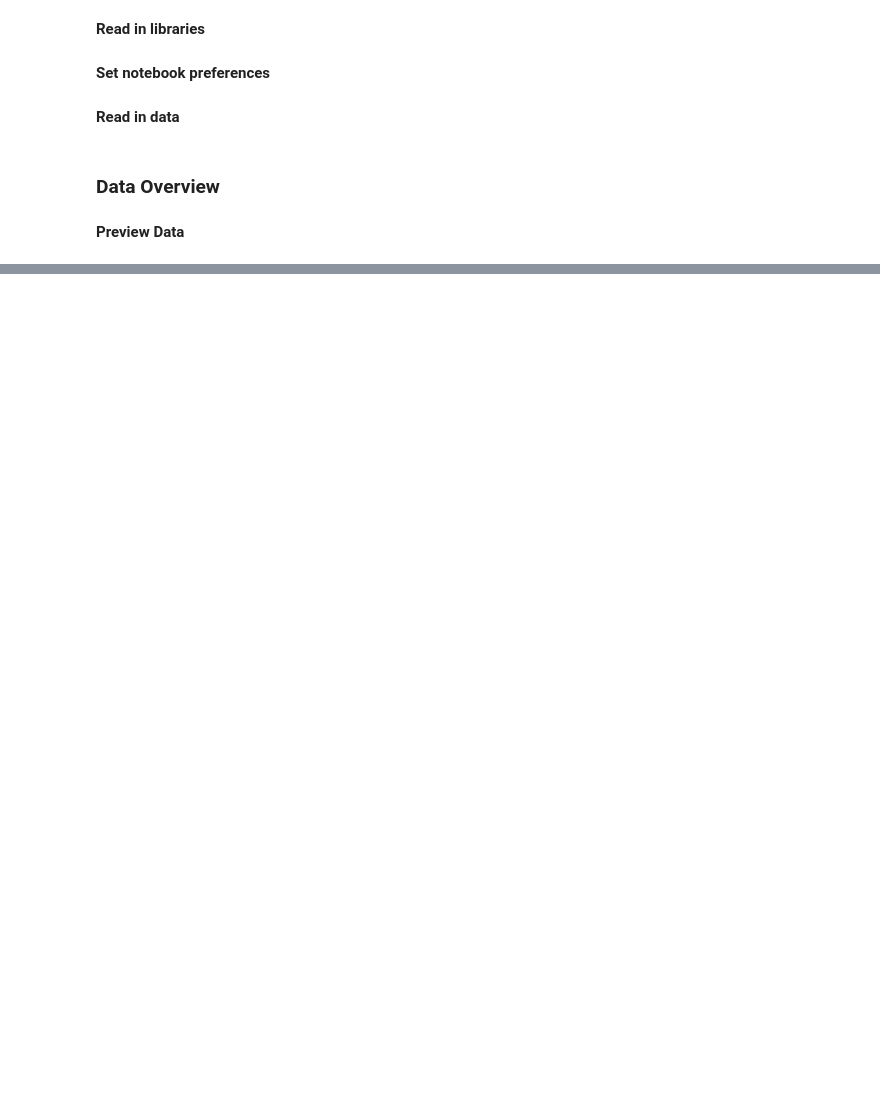
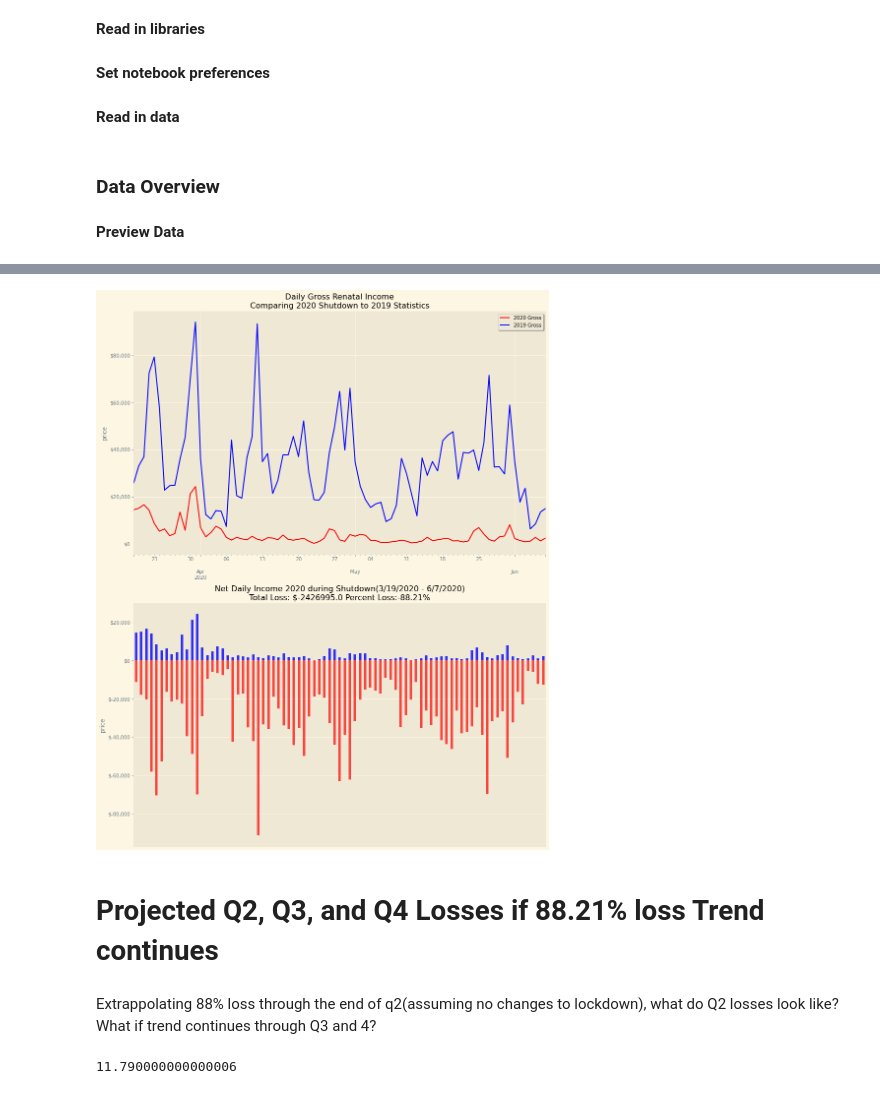
Before and after one commit to KishenSharma6/SF_Airbnb_Rental_Market_Analysis, a Jupyter notebook: Project_Codes/04_Modeling/2020_0715_Market_Analysis.ipynb, the cells around one changed output, grey strips where cells are left out. Drawn from its saved outputs; the diff is of its cells as text; code cells hidden in the pictures; blank space fills up the shorter version.

```diff
--- a/Project_Codes/04_Modeling/2020_0715_Market_Analysis.ipynb
+++ b/Project_Codes/04_Modeling/2020_0715_Market_Analysis.ipynb
@@ -234,0 +110,12 @@ display(host_metrics.head(10))
+# %%
+#Capture 2020 daily gross income data after shutdown. Capture 2019 daily gross income data for year prior
+shutdown_impact = pd.DataFrame({'daily_gross_2020': daily_gross.iloc[627:]['sum'].values, 'daily_gross_2019': daily_gross.iloc[261:342]['sum'].values},
+                              daily_gross.iloc[627:].index)
+shutdown_impact['net_loss'] = shutdown_impact.iloc[:,0] - shutdown_impact.iloc[:,1]
+
+#Capture total loss and percent loss during this period
+total_loss = np.sum(shutdown_impact.net_loss)
+loss_percentage = np.sum(shutdown_impact.net_loss)/np.sum(shutdown_impact.daily_gross_2019)
+
+#check
+display(shutdown_impact.head())
@@ -234,0 +130,37 @@ display(host_metrics.head(10))
+# %%
+#Create figure
+f, ax = plt.subplots(2,1, figsize = (15,20))
+
+#Plot time series trend of shutdown and 2019 statistics
+shutdown_impact[['daily_gross_2020','daily_gross_2019']].plot(ax=ax[0], color = ['red','blue'])
+
+#Set ax[0]plot aesthetics
+ax[0].set_title('Daily Gross Renatal Income\nComparing 2020 Shutdown to 2019 Statistics')
+ax[0].set_xlabel('')
+ax[0].set_ylabel('price')
+ax[0].get_yaxis().set_major_formatter(plt.FuncFormatter(lambda x, loc: "${:,}".format(int(x))))
+ax[0].legend(['2020 Gross','2019 Gross'],frameon = True, shadow=True)
+
+#Plot losses
+shutdown_impact.net_loss.plot(kind = 'bar', ax=ax[1], color = 'r', alpha = .7)
+shutdown_impact.daily_gross_2020.plot(kind = 'bar', ax=ax[1], color ='b',alpha = .8)
+
+#Set ax[1] plot aesthetics
+ax[1].set_title('Net Daily Income 2020 during Shutdown(3/19/2020 - 6/7/2020)\nTotal Loss: ${} Percent Loss:{}%'.format(
+                    round(total_loss,2), round(loss_percentage,4) * 100))
+ax[1].set_xlabel('')
+ax[1].tick_params(axis='x',  which='major',  bottom=False,  top=False,  labelbottom=False)
+ax[1].set_ylabel('price')
+ax[1].get_yaxis().set_major_formatter(plt.FuncFormatter(lambda x, loc: "${:,}".format(int(x))))
+ax[1].grid(b = False, which = 'major', axis = 'x')
+#ax[1].legend(['2020 Income', '2020 Losses'],frameon = True, shadow=True)
+# %% [output]
+[figure, added]
+# %% [markdown]
+# Projected Q2, Q3, and Q4 Losses if 88.21% loss Trend continues
+# %% [markdown]
+Extrappolating 88% loss through the end of q2(assuming no changes to lockdown), what do Q2 losses look like? What if trend continues through Q3 and 4?
+# %%
+100 - 88.21
+# %% [output]
+11.790000000000006
```
Also changed, not shown: parts of 40 cells of this notebook.
